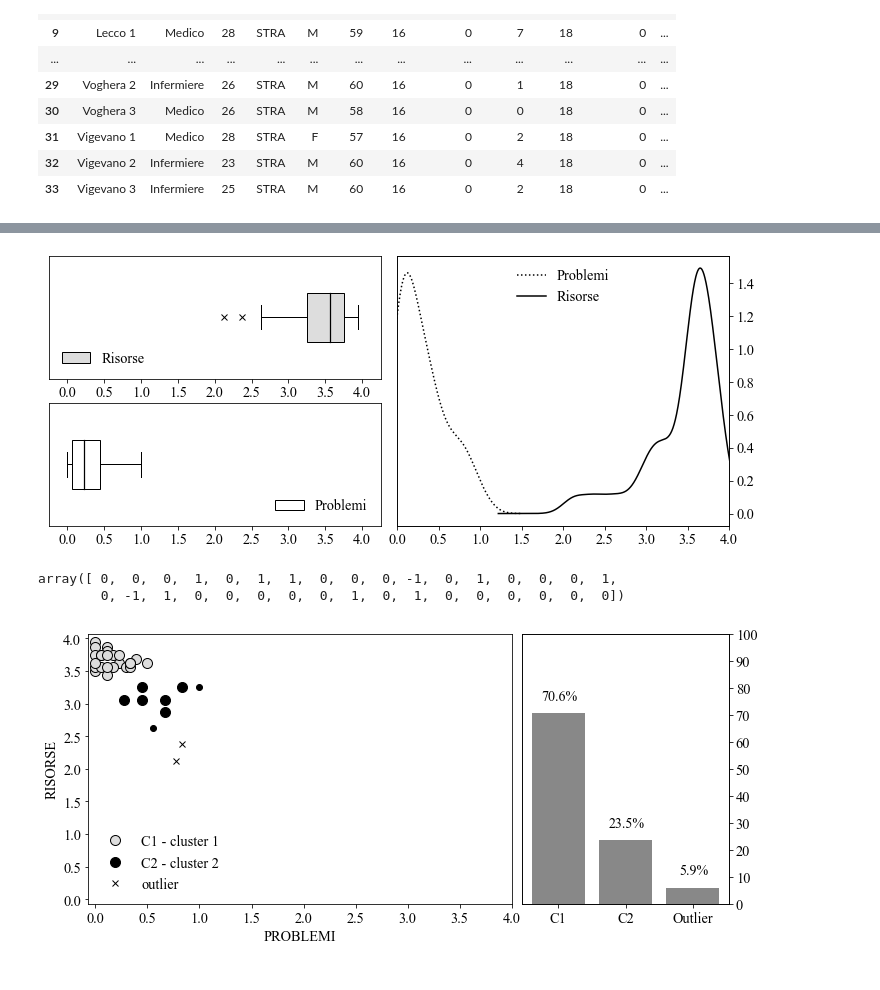
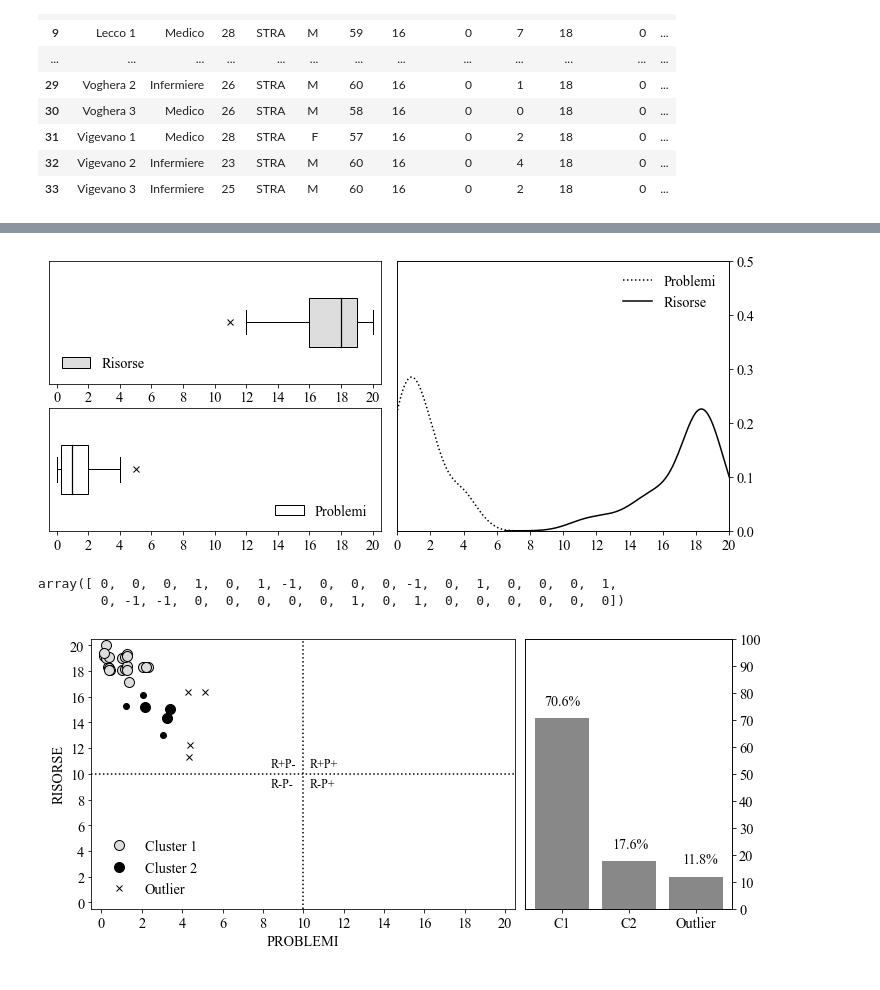
Before and after one commit to alkaest2002/intervento-lombardia-analisi, a Jupyter notebook: jupyter/analysis.ipynb, the cells around one changed output, grey strips where cells are left out. Drawn from its saved outputs; the diff is of its cells as text; code cells hidden in the pictures.

```diff
--- a/jupyter/analysis.ipynb
+++ b/jupyter/analysis.ipynb
@@ -26,6 +26,7 @@ pd.set_option("display.precision",2)
 # %%
 df = pd.read_excel("Dati CORE OM.xlsx")
 df = df.rename(columns={"RIS (media)":"Risorse", "PRO (media)": "Problemi"})
+df.loc[:, ["Risorse","Problemi"]] = df.loc[:, ["Risorse","Problemi"]].apply(lambda x: np.round(x/2*10))
 df
 # %% [output]
 |  | ID | Categoria | Età | Lavoro | Sex | RIS-G | RIS-T | RIS-OMN | PRO-G | PRO-T | PRO-OMN | ... |
@@ -79,20 +80,22 @@ bp2 = ax2.boxplot(df["Problemi"],
             meanline=True, widths=.4, patch_artist=True,
             flierprops=flierprops, medianprops=medianprops, boxprops=boxprops2, vert=False)
 
-df[["Problemi"]].plot.kde(ax=ax3, linestyle=":", bw_method=.5, color="k")
-df[["Risorse"]].plot.kde(ax=ax3, linestyle="-", bw_method=.32, color="k")
+df[["Problemi"]].plot.kde(ax=ax3, linestyle=":", bw_method=.5,color="k")
+df[["Risorse"]].plot.kde(ax=ax3, linestyle="-",bw_method=.5,color="k")
 
-ax1.set_xlim((-0.25,4.25))
-ax2.set_xlim((-0.25,4.25))
-ax1.xaxis.set_major_locator(mticker.MultipleLocator(.5))
+ax1.set_xlim((-0.5,20.5))
+ax2.set_xlim((-0.5,20.5))
+ax1.xaxis.set_major_locator(mticker.MultipleLocator(2))
 ax1.yaxis.set_major_locator(mticker.NullLocator())
 ax2.yaxis.set_major_locator(mticker.NullLocator())
-ax2.xaxis.set_major_locator(mticker.MultipleLocator(.5))
+ax2.xaxis.set_major_locator(mticker.MultipleLocator(2))
 
-ax3.set_xlim((0,4))
+ax3.set_xlim((0,20))
+ax3.set_ylim((0,.5))
+
 ax3.legend(frameon=False)
 ax3.yaxis.set_major_locator(mticker.NullLocator())
-ax3.xaxis.set_major_locator(mticker.MultipleLocator(.5))
+ax3.xaxis.set_major_locator(mticker.MultipleLocator(2))
 ax3.set_ylabel("")
 r3 = ax3.twinx()
 r3.set_ylim(ax3.get_ylim())
@@ -104,20 +107,19 @@ ax2.legend([bp2["boxes"][0]], ['Problemi'], loc="lower right", frameon=False)
 fig[0].subplots_adjust(left=0.005, right=0.95, top=0.9, bottom=0.15, wspace=0.05)
 
 # save
-plt.savefig("../latex/figures/plot4.pdf")
+plt.savefig("../latex/figures/plot4.pdf",bbox_inches='tight',pad_inches=0.1)
 # %% [output]
-[figure, old version]
+[figure, new version]
 # %%
 X = df[["Problemi","Risorse"]].values
-dbscan = DBSCAN(eps=.3, min_samples=3).fit(X)
+dbscan = DBSCAN(eps=1.3, min_samples=3).fit(X)
+core_samples_mask = np.zeros_like(dbscan.labels_, dtype=bool)
+core_samples_mask[dbscan.core_sample_indices_] = True
+labels = dbscan.labels_
+labels
+# %% [output]
+array([ 0,  0,  0,  1,  0,  1, -1,  0,  0,  0, -1,  0,  1,  0,  0,  0,  1,
+        0, -1, -1,  0,  0,  0,  0,  0,  1,  0,  1,  0,  0,  0,  0,  0,  0])
-# %%
-core_samples_mask = np.zeros_like(dbscan.labels_, dtype=bool)
-core_samples_mask[dbscan.core_sample_indices_] = True
-labels = dbscan.labels_
-labels
-# %% [output]
-array([ 0,  0,  0,  1,  0,  1,  1,  0,  0,  0, -1,  0,  1,  0,  0,  0,  1,
-        0, -1,  1,  0,  0,  0,  0,  0,  1,  0,  1,  0,  0,  0,  0,  0,  0])
 # %%
 fig = plt.subplots(figsize=(10,5))
 
@@ -127,60 +129,73 @@ ax2 = plt.subplot(gs[0, 2])
 
 class_member_mask = (labels == 0)
 xy = X[class_member_mask & core_samples_mask]
-
-ax1.plot(xy[:, 0], xy[:, 1],linewidth=0,
-         marker="o", markerfacecolor="#ddd", markeredgecolor='k', markersize=10, alpha=1, label="C1 - cluster 1")
+xy = np.clip(xy+(np.random.rand(*xy.shape)*4e-1), 0,20)
+ax1.plot(xy[:, 0], xy[:, 1], linewidth=0,clip_on=False,
+         marker="o", markerfacecolor="#ddd", markeredgecolor='k', markersize=10, alpha=1, label="Cluster 1")
 
 xy = X[class_member_mask & ~core_samples_mask]
-ax1.plot(xy[:, 0], xy[:, 1],linewidth=0,
+xy = np.clip(xy+(np.random.rand(*xy.shape)*4e-1), 0,20)
+ax1.plot(xy[:, 0], xy[:, 1], linewidth=0,clip_on=False,
          marker="o", markerfacecolor="#ddd", markeredgecolor='k', markersize=6, alpha=1 )
 
 class_member_mask = (labels == 1)
 
 xy = X[class_member_mask & core_samples_mask]
-ax1.plot(xy[:, 0], xy[:, 1],linewidth=0,
-         marker="o", markerfacecolor="k", markeredgecolor='k', markersize=10, alpha=1, label="C2 - cluster 2")
+xy = np.clip(xy+(np.random.rand(*xy.shape)*4e-1), 0,20)
+ax1.plot(xy[:, 0], xy[:, 1], linewidth=0,clip_on=False,
+         marker="o", markerfacecolor="k", markeredgecolor='k', markersize=10, alpha=1, label="Cluster 2")
 
 xy = X[class_member_mask & ~core_samples_mask]
-ax1.plot(xy[:, 0], xy[:, 1],linewidth=0,
+xy = np.clip(xy+(np.random.rand(*xy.shape)*4e-1), 0,20)
+ax1.plot(xy[:, 0], xy[:, 1],linewidth=0,clip_on=False,
          marker="o", markerfacecolor="k", markeredgecolor='k', markersize=6, alpha=1)
 
 class_member_mask = (labels == -1)
 xy = X[class_member_mask & ~core_samples_mask]
-ax1.plot(xy[:, 0], xy[:, 1],linewidth=0,
-         marker="x", markerfacecolor="#ddd", markeredgecolor='k', markersize=6, label="outlier" )
+xy = np.clip(xy+(np.random.rand(*xy.shape)*4e-1), 0,20)
+ax1.plot(xy[:, 0], xy[:, 1],linewidth=0,clip_on=False,
+         marker="x", markerfacecolor="#ddd", markeredgecolor='k', markersize=6, label="Outlier" )
+
+ax1.vlines(10,-0.5,20.5, linestyle=":", color="k")
+ax1.hlines(10,-0.5,20.5, linestyle=":", color="k")
+ax1.annotate("R+P-",(8.4,10.5), fontsize=12)
+ax1.annotate("R+P+",(10.3,10.5), fontsize=12)
+ax1.annotate("R-P+",(10.3,9), fontsize=12)
+ax1.annotate("R-P-",(8.4,9), fontsize=12)
 
 ax1.set_xlabel("PROBLEMI")
 ax1.set_ylabel("RISORSE")
-ax1.set_xlim((-0.07,4))
-ax1.set_ylim((-0.07,4.07))
+ax1.set_xlim((-0.5,20.5))
+ax1.set_ylim((-0.5,20.5))
 ax1.legend(loc="lower left", frameon=False)
+ax1.xaxis.set_major_locator(mticker.MultipleLocator(2))
+ax1.yaxis.set_major_locator(mticker.MultipleLocator(2))
 
 c1 = X[labels==0].shape[0] / X.shape[0] *100
 ax2.bar("C1",c1 , width=0.8, color="#888")
 ax2.annotate(f"{'%.1f' % c1}%", (-0.25, c1+5), fontsize=14)
 
 c2 = X[labels==1].shape[0] / X.shape[0] *100
 ax2.bar("C2", c2, width=0.8, color="#888")
 ax2.annotate(f"{'%.1f' % c2}%", (.75, c2+5), fontsize=14)
 
 c3 = X[labels==-1].shape[0] / X.shape[0] *100
 ax2.bar("Outlier", c3, width=0.8, color="#888")
 ax2.annotate(f"{'%.1f' % c3}%", (1.8, c3+5), fontsize=14)
 
 ax2.set_ylim((0,100))
 ax2.yaxis.set_major_locator(mticker.NullLocator())
 ax2.set_ylabel("")
 r2 = ax2.twinx()
 r2.set_ylim(ax2.get_ylim())
 r2.yaxis.set_major_locator(mticker.MultipleLocator(10))
 
 
 # reduce horizontal space
 fig[0].subplots_adjust(left=0.06, right=0.95, top=0.9, bottom=0.15, wspace=0.05)
 
 
 # save
-plt.savefig("../latex/figures/plot5.pdf")
+plt.savefig("../latex/figures/plot5.pdf",bbox_inches='tight',pad_inches=0.1)
 # %% [output]
-[figure, old version]
+[figure, new version]
```
Also changed, not shown: parts of 3 cells of this notebook, 7 other files.
